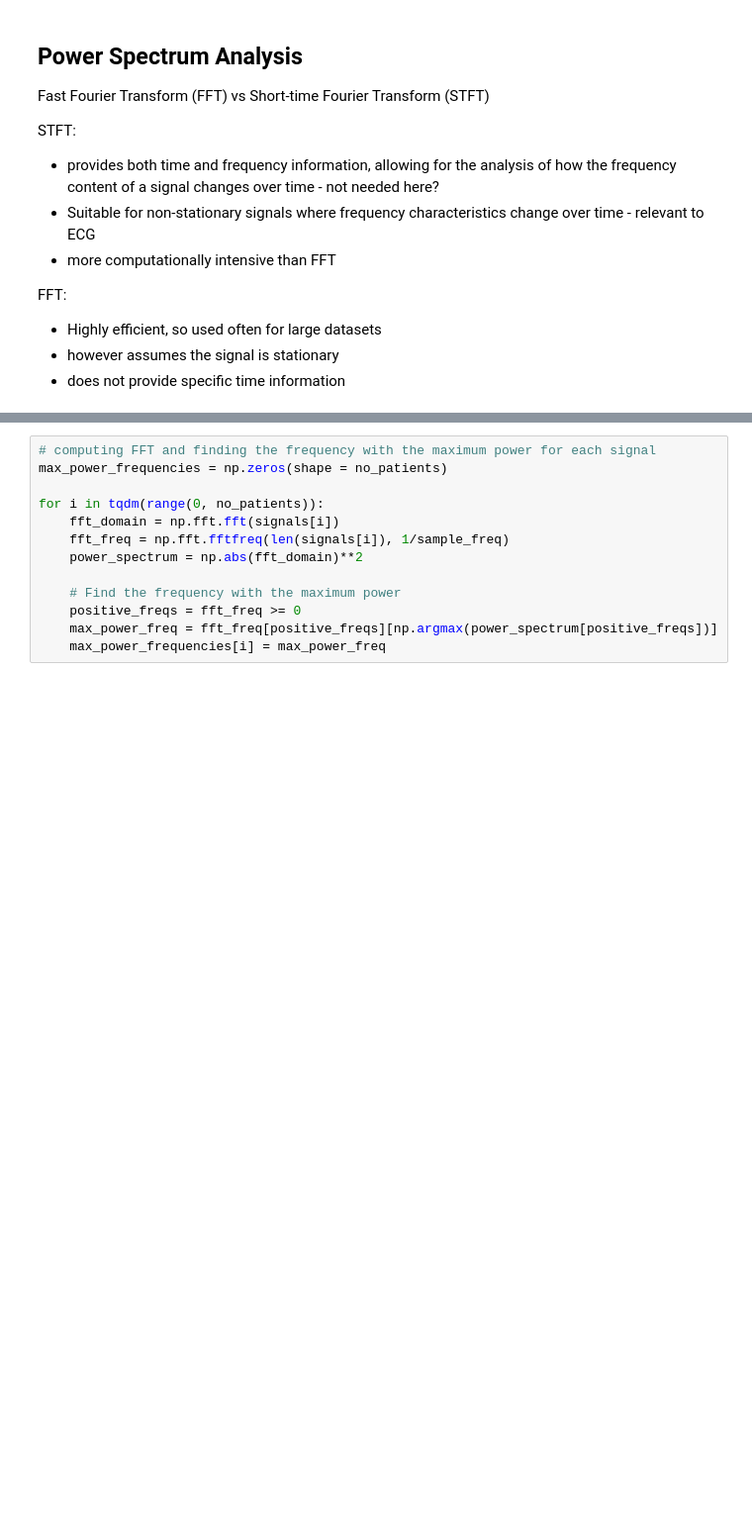
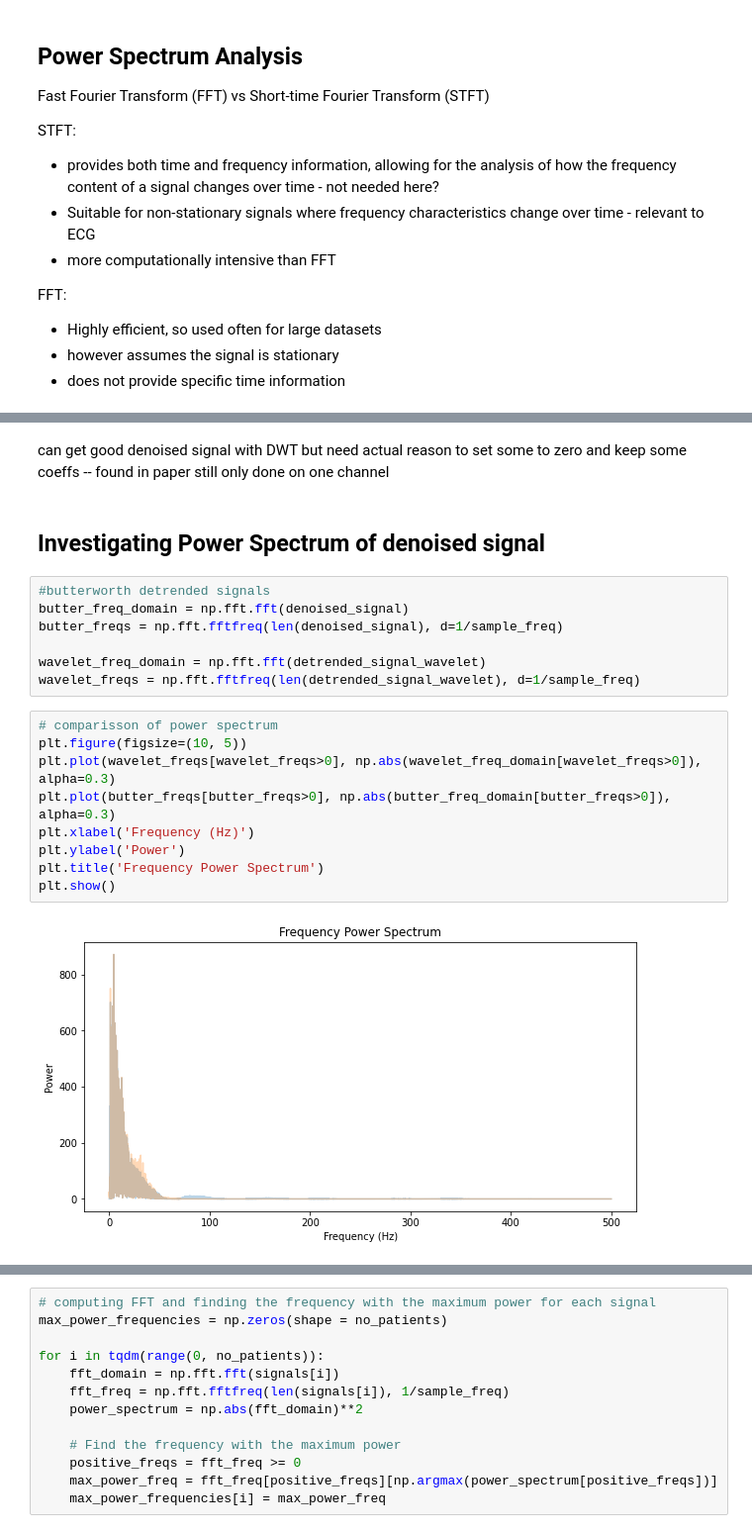
Before and after one commit to patcourts/ES98C-ECG-Project, a Jupyter notebook: examples/Data_Pre-processing_Experimentation.ipynb, the cells around one changed output, grey strips where cells are left out. Shown at 99% size. Drawn from its saved outputs; the diff is of its cells as text; blank space fills up the shorter version.

```diff
--- a/examples/Data_Pre-processing_Experimentation.ipynb
+++ b/examples/Data_Pre-processing_Experimentation.ipynb
@@ -277,0 +315,23 @@ plt.show()
+# %% [markdown]
+can get good denoised signal with DWT but need actual reason to set some to zero and keep some coeffs -- found in paper
+still only done on one channel
+# %% [markdown]
+## Investigating Power Spectrum of denoised signal
+# %%
+#butterworth detrended signals
+butter_freq_domain = np.fft.fft(denoised_signal)
+butter_freqs = np.fft.fftfreq(len(denoised_signal), d=1/sample_freq)
+
+wavelet_freq_domain = np.fft.fft(detrended_signal_wavelet)
+wavelet_freqs = np.fft.fftfreq(len(detrended_signal_wavelet), d=1/sample_freq)
+# %%
+# comparisson of power spectrum
+plt.figure(figsize=(10, 5))
+plt.plot(wavelet_freqs[wavelet_freqs>0], np.abs(wavelet_freq_domain[wavelet_freqs>0]), alpha=0.3)
+plt.plot(butter_freqs[butter_freqs>0], np.abs(butter_freq_domain[butter_freqs>0]), alpha=0.3)
+plt.xlabel('Frequency (Hz)')
+plt.ylabel('Power')
+plt.title('Frequency Power Spectrum')
+plt.show()
+# %% [output]
+[figure, added]
```
Also changed, not shown: parts of 21 cells of this notebook, 1 other file.
